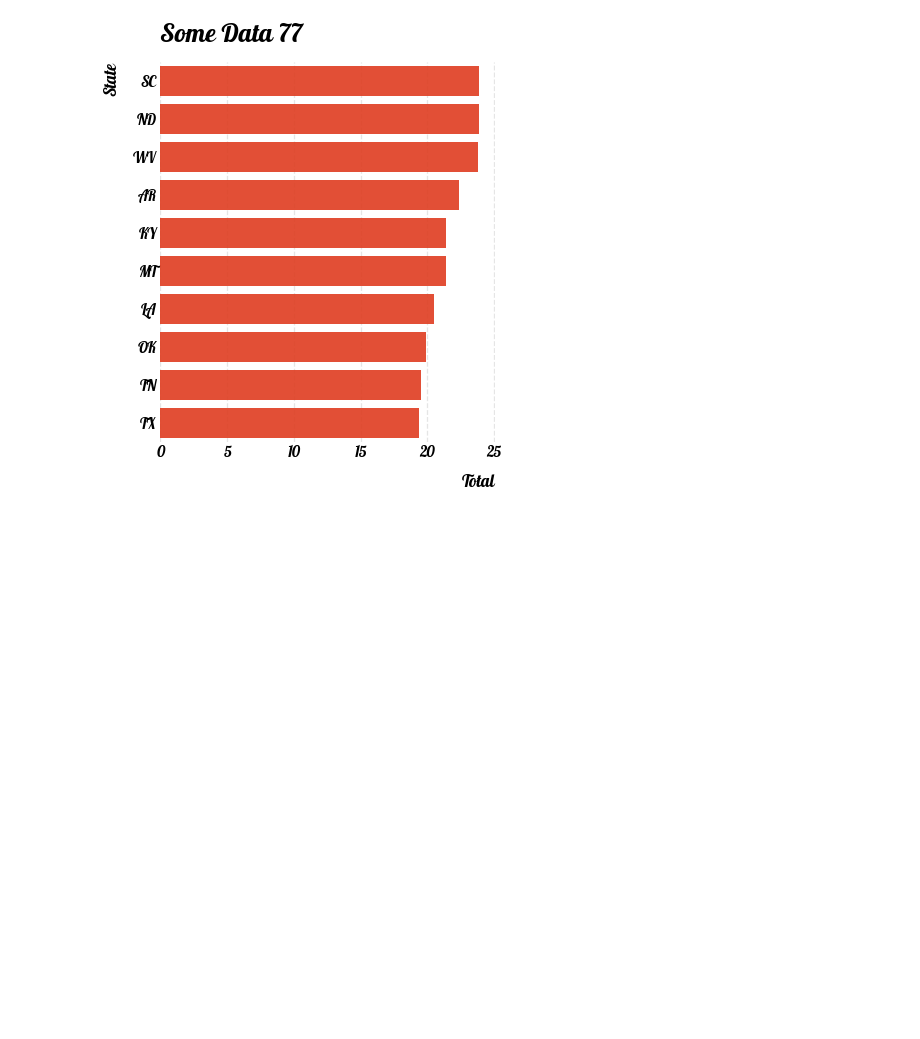
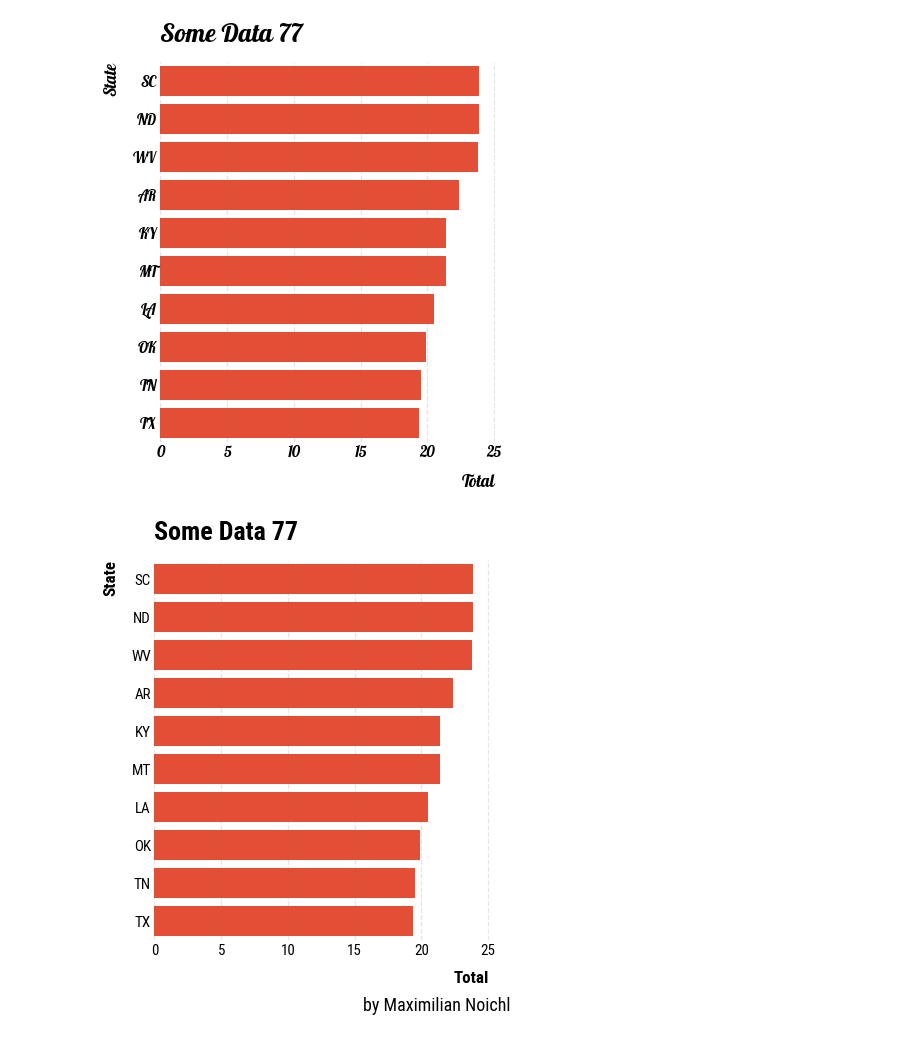
Before and after one commit to MNoichl/opinionated, a Jupyter notebook: opinionated_trial_notebook.ipynb, the cells around one changed output. Saved outputs shown, nothing was run; the diff lists cells and outputs as text; code cells hidden in the pictures; blank space fills up the shorter version.

```diff
--- a/opinionated_trial_notebook.ipynb
+++ b/opinionated_trial_notebook.ipynb
@@ -126,0 +124,25 @@ shutil.rmtree(mpl.get_cachedir())
+# %%
+
+
+f, ax = plt.subplots(figsize=(6, 7))
+
+# If you want even more of the hrbrthemes-feeling you can change the font to Roboto Condensed.
+# Sometimes you will need to call the plotting function multiple times for this to take effect.
+# You should be able to put any google-font here:
+plt.rc('font', family='Roboto Condensed')
+
+sns.barplot(x="total", y="abbrev", data=crashes,
+            label="Total", color="#ff2500", alpha=.9)
+ax.set_title('Some Data 77')
+ax.set_ylabel("State")
+ax.set_xlabel("Total")
+
+def add_attribution(attrib = 'by me'):
+  plt.figtext( .95, -0.015, attrib, ha="right", fontsize=18)#, bbox={"facecolor":"orange", "alpha":0.5, "pad":5})
+add_attribution(attrib='by Maximilian Noichl')
+
+
+
+plt.show()
+# %% [output]
+[figure, added]
```
Also changed, not shown: parts of 1 cell of this notebook.
